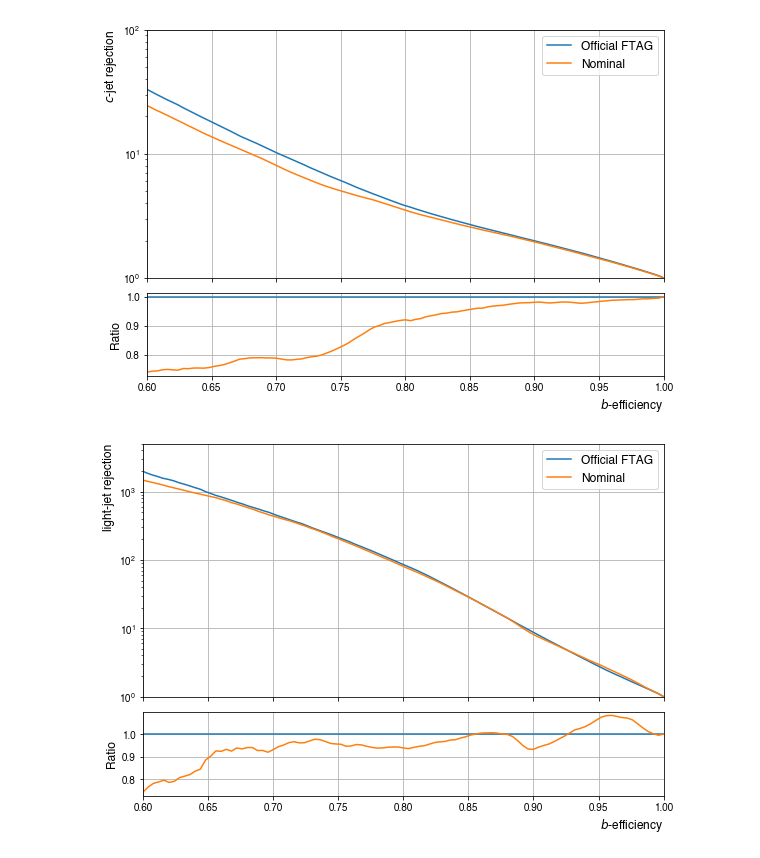
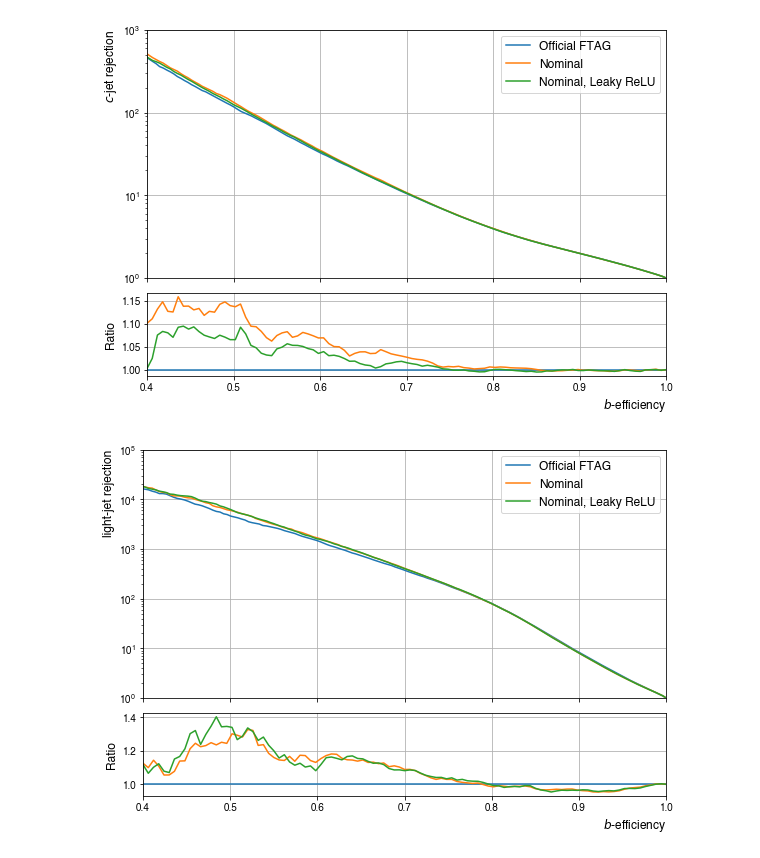
Before and after one commit to ava-lee/TrackingAnalysis, a Jupyter notebook: plotNNROCs.ipynb, the cells around one changed output. Drawn from its saved outputs; the diff is of its cells as text; code cells hidden in the pictures.

Commit message:
Add leaky relu label for nom

```diff
--- a/plotNNROCs.ipynb
+++ b/plotNNROCs.ipynb
@@ -7,7 +7,7 @@ from helpers import *
 from scipy.interpolate import pchip
 style_dict = styleTracks()
 # %%
-f = h5py.File('../default_results-rej_per_eff-280.h5', 'r')
-list(f.keys())
-df = pd.read_hdf('../default_results-rej_per_eff-280.h5','ttbar')
+#f = h5py.File('../default_results-rej_per_eff-280.h5', 'r')
+#list(f.keys())
+df = pd.read_hdf('../default_results-rej_per_eff-173.h5','ttbar')
 df
@@ -14,6 +28,6 @@ df
 # %%
 class NNEvalResults:
-    def __init__(self, models, epoch, sample, in_dir, out_dir, xmin=0.6, text=None):
+    def __init__(self, models, epoch, sample, in_dir, out_dir, xmin=0.4, text=None):
         self.models = models
         self.epoch = epoch
         self.sample = sample
@@ -24,12 +38,15 @@ class NNEvalResults:
         self.xmin = xmin
         self.text = text
 
-    def get_rej_values(self, algo):
+    def get_rej_values(self):
         roc_values_dict = {}
         for model in self.models:
             df = pd.read_hdf(self.in_dir + model + "_results-rej_per_eff-" + str(self.epoch) + ".h5", self.sample)
             for jet in ['c', 'u']:
-                roc_values_dict[model + '_' + jet + 'rej'] = df['{}_{}rej'.format(algo, jet)]
+                if model == "default":
+                    roc_values_dict[model + '_' + jet + 'rej'] = df['umami_{}rej'.format(jet)]
+                else:
+                    roc_values_dict[model + '_' + jet + 'rej'] = df['umami_{}rej'.format(jet)]
             if model == 'nom':
                 roc_values_dict["beff"] = df["beff"]
 
@@ -59,8 +76,8 @@ class NNEvalResults:
         # Set the axes to be the same as those used in the pub note
         ax1.set_xlim(self.xmin, 1)
         ax2.set_xlim(self.xmin, 1)
-        if jet == "c": ax1.set_ylim(1, 1e2)
-        if jet == "u": ax1.set_ylim(1, 5e3)
+        if jet == "c": ax1.set_ylim(1, 1e3)
+        if jet == "u": ax1.set_ylim(1, 1e5)
 
         return ax1, ax2
 
@@ -90,8 +107,8 @@ class NNEvalResults:
             ax1.legend(loc='best', fontsize=leg_size)
             plt.savefig(self.out_dir + figname + ".pdf", bbox_inches='tight', pad_inches=0.04)
 # %%
-test = NNEvalResults(['default', 'nom'], 280, 'ttbar', '../', './plots/')
-test.plot_ROCs(test.get_rej_values("dl1"))
+test = NNEvalResults(['default', 'nom', 'nom-leaky'], 173, 'ttbar', '../', './plots/')
+test.plot_ROCs(test.get_rej_values())
 # %% [output]
-[figure, old version]
+[figure, new version]
-[figure, old version]
+[figure, new version]
```
Also changed, not shown: parts of 1 cell of this notebook, 1 other file.
